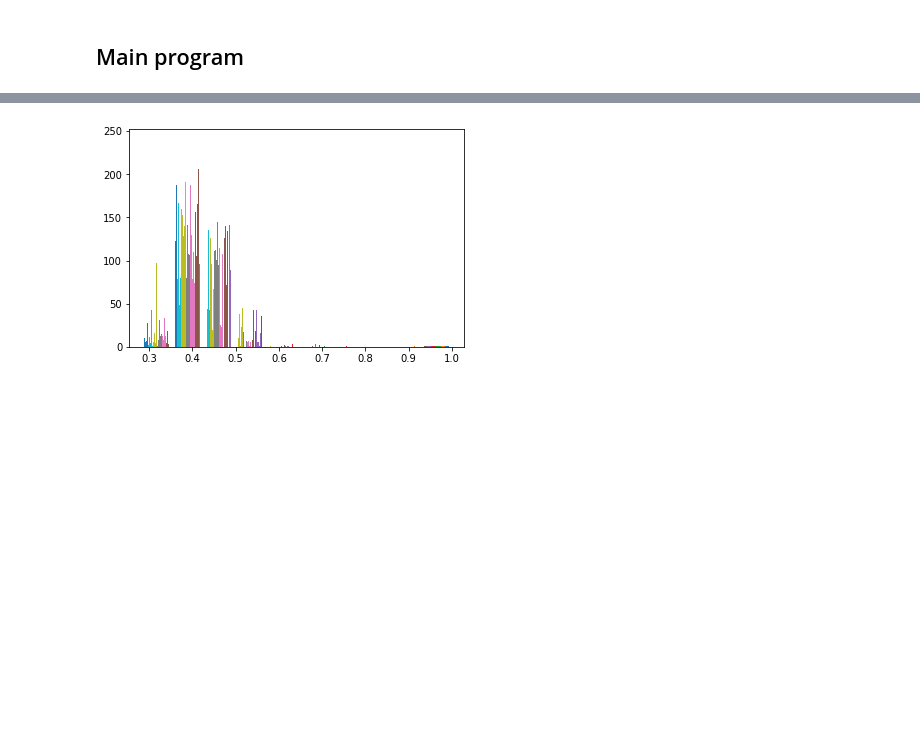
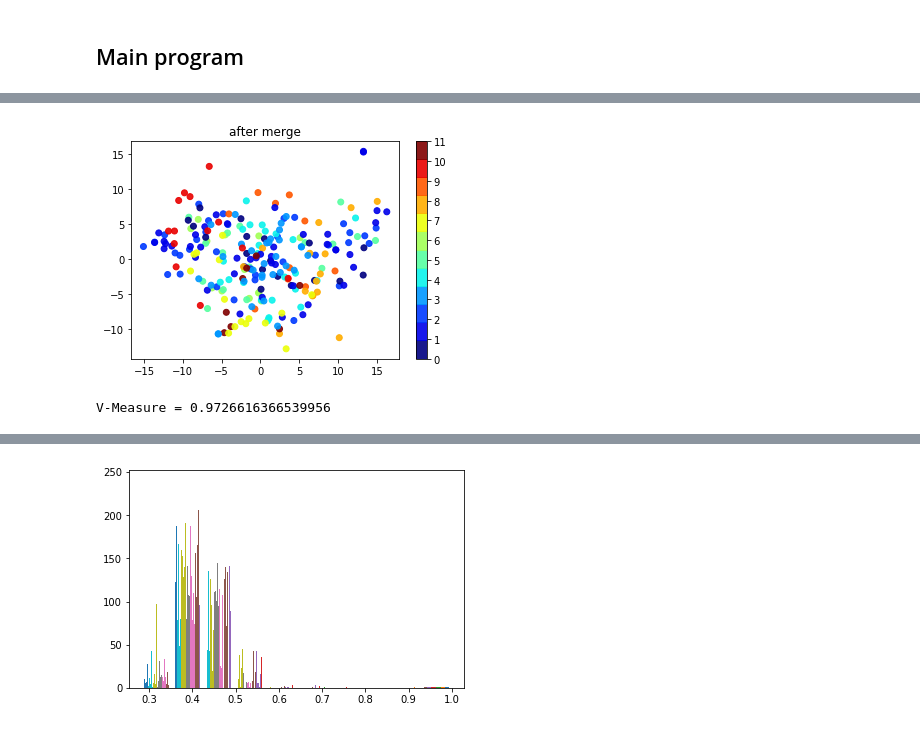
Before and after one commit to patricsteiner/image_clustering, a Jupyter notebook: intelligent_image_clustering.ipynb, the cells around one changed output, grey strips where cells are left out. Saved outputs shown, nothing was run; the diff lists cells and outputs as text; code cells hidden in the pictures; blank space fills up the shorter version.

```diff
--- a/intelligent_image_clustering.ipynb
+++ b/intelligent_image_clustering.ipynb
@@ -231,0 +259,10 @@ V-Measure = 0.2238147536033269
+# %%
+new_y, new_similarity_matrix = merge(y, similarity_matrix, 9, 1)
+
+n_clusters = 12
+p_spectral_sim = SpectralClustering(n_clusters=n_clusters, affinity="precomputed", random_state=9000).fit_predict(new_similarity_matrix)
+
+evaluate(X, new_y, p_spectral_sim, n_clusters, "after merge")
+# %% [output]
+[figure, added]
+V-Measure = 0.9726616366539956
```
Also changed, not shown: parts of 15 cells of this notebook.
